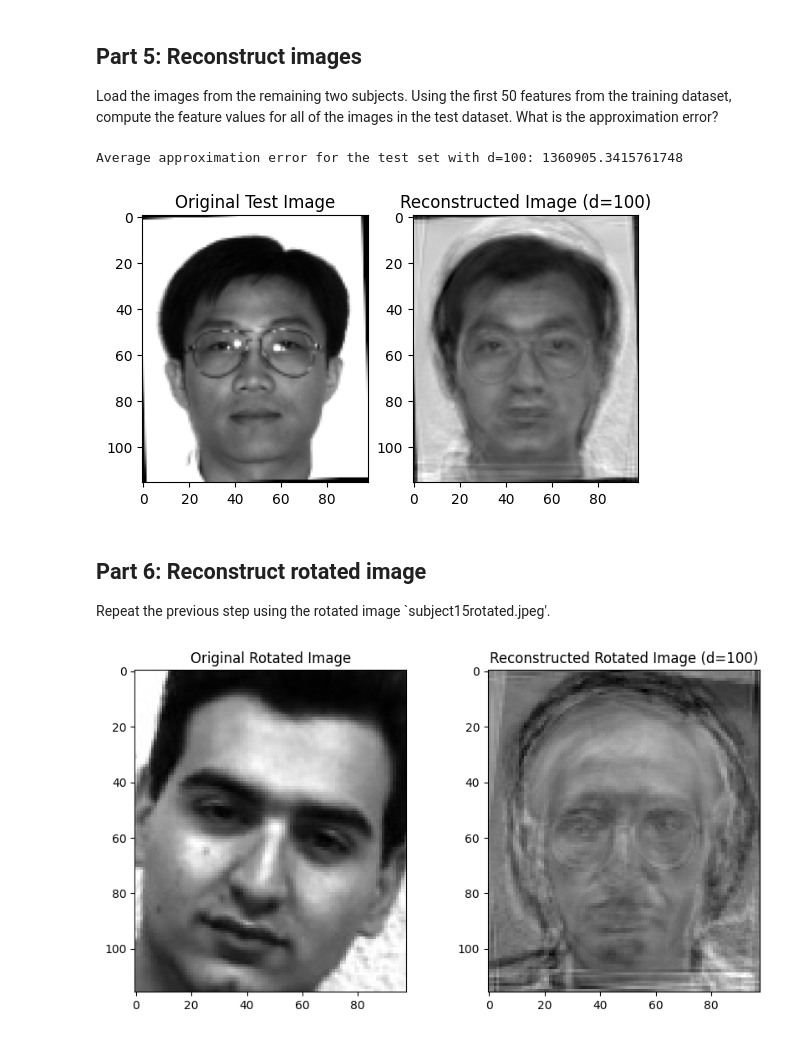
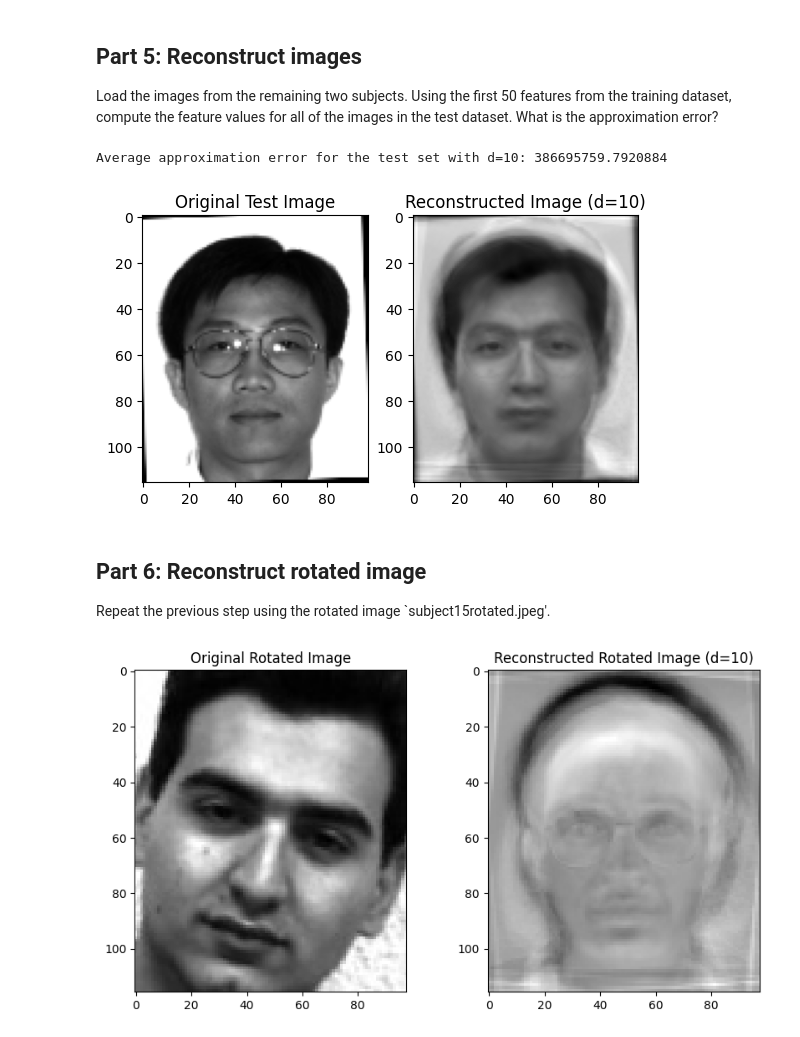
Before and after one commit to ChristopherBrusie/2180_proj3, a Jupyter notebook: Proj3Code.ipynb, the cells around one changed output. Cells and saved outputs as stored; diff of their text form; code cells hidden in the pictures.

```diff
--- a/Proj3Code.ipynb
+++ b/Proj3Code.ipynb
@@ -118,0 +104,36 @@ plt.show()
+# %%
+# *************************
+# Implement your code here
+U, s, Vh = np.linalg.svd(X, full_matrices=False)
+plt.figure()
+plt.plot(s, label="Singular Values")
+plt.title('Singular Values of Matrix')
+plt.xlabel('Index')
+plt.ylabel('Singular Value')
+plt.legend()
+plt.grid(True)
+plt.show()
+
+e20 = True
+e10 = True
+e5 = True
+sum = 0
+sing_val_squared = np.square(s)
+sing_sum = np.sum(sing_val_squared)
+pct = sing_val_squared/sing_sum
+for i in range(len(pct)-1, 0, -1):
+    sum += pct[i]
+    if sum >= 0.3:
+        print(f"principal components needed for 70% accuracy: {i+1}")
+        break
+    elif sum >= 0.2 and e20 == True:
+        print(f"principal components needed for 80% accuracy: {i+1}")
+        e20 = False
+    elif sum >= 0.1 and e10 == True:
+        print(f"principal components needed for 90% accuracy: {i+1}")
+        print(f"Factor of storage reduction for 90% accuracy: {100*(len(pct)-i+1)/len(pct)}")
+        e10 = False
+    elif sum >= 0.05 and e5 == True:
+        print(f"principal components needed for 95% accuracy: {i+1}")
+        e5 = False
+# *************************
@@ -199,45 +227,45 @@ Load the images from the remaining two subjects. Using the first 50 features fro
 # *************************
 # Implement your code here
 img_matrix_test = np.zeros((img_size, len(file_list) - num_imgs_total))
-for i, filename in enumerate(file_list[num_imgs_total:]):
+for i, filename in enumerate(file_list[num_imgs_total:]): # import remaining two subjects
     img_path = os.path.join(folder_path, filename)
     img = cv2.imread(img_path)
     img_gray_flat = cv2.cvtColor(img, cv2.COLOR_BGR2GRAY).flatten()
     img_matrix_test[:, i] = img_gray_flat
 
-X_test = img_matrix_test - np.outer(np.mean(img_matrix_test, axis = 1), np.ones(img_matrix_test.shape[1])) # de-meaned image matrix
+X_test = img_matrix_test - np.outer(np.mean(img_matrix_test, axis = 1), np.ones(img_matrix_test.shape[1])) # de-meaned test image matrix
 
-d = 100
+d = 10
 U_50 = U[:, :d]
 projections = U_50.T @ X_test
 test_reconstruct = U_50 @ projections + np.outer(np.mean(img_matrix_test, axis = 1), np.ones(img_matrix_test.shape[1]))
 
-approximation_errors = np.linalg.norm(X_test - (test_reconstruct - np.outer(np.mean(img_matrix_test, axis = 1), np.ones(img_matrix_test.shape[1]))), 'fro') ** 2 / num_imgs_total
+approximation_errors = np.linalg.norm(X_test - (test_reconstruct - np.outer(np.mean(img_matrix_test, axis = 1), np.ones(img_matrix_test.shape[1]))), 'fro') ** 2
 
 reconstructed_image = test_reconstruct[:, 0].reshape(img_height, img_width)
 
 
 
 
 # *************************
 
 # Calculate the average approximation error for the test set
 average_approximation_error_test_set = np.mean(approximation_errors)
 print(f"Average approximation error for the test set with d={d}: {average_approximation_error_test_set}")
 
 # Visualize a sample reconstructed image
 plt.figure()
 plt.subplot(1, 2, 1)
 plt.imshow(img_matrix_test[:, 0].reshape(img_height, img_width), cmap='gray')
 plt.title('Original Test Image')
 
 plt.subplot(1, 2, 2)
 plt.imshow(reconstructed_image.reshape(img_height, img_width), cmap='gray')
 plt.title(f'Reconstructed Image (d={d})')
 plt.show()
 # %% [output]
-Average approximation error for the test set with d=100: 1360905.3415761748
+Average approximation error for the test set with d=10: 386695759.7920884
-[figure, old version]
+[figure, new version]
 # %% [markdown]
 ## Part 6: Reconstruct rotated image
 Repeat the previous step using the rotated image `subject15rotated.jpeg'.
@@ -270,4 +298,4 @@ plt.title(f'Reconstructed Rotated Image (d={d})')
 
 plt.show()
 # %% [output]
-[figure, old version]
+[figure, new version]
```
Also changed, not shown: parts of 2 cells of this notebook.
